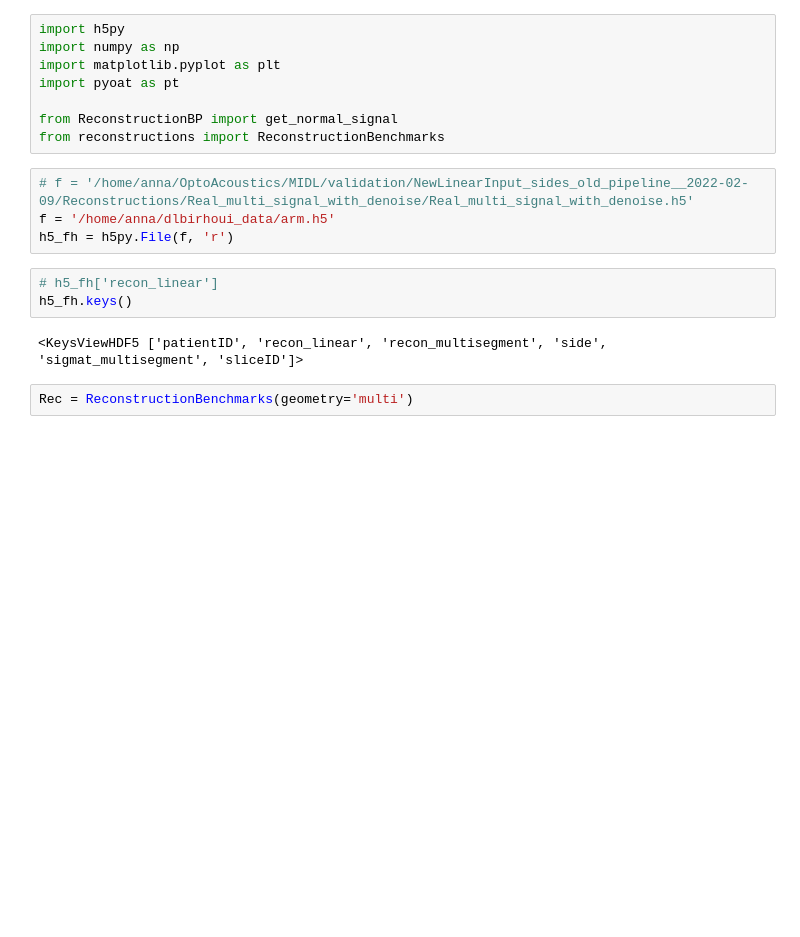
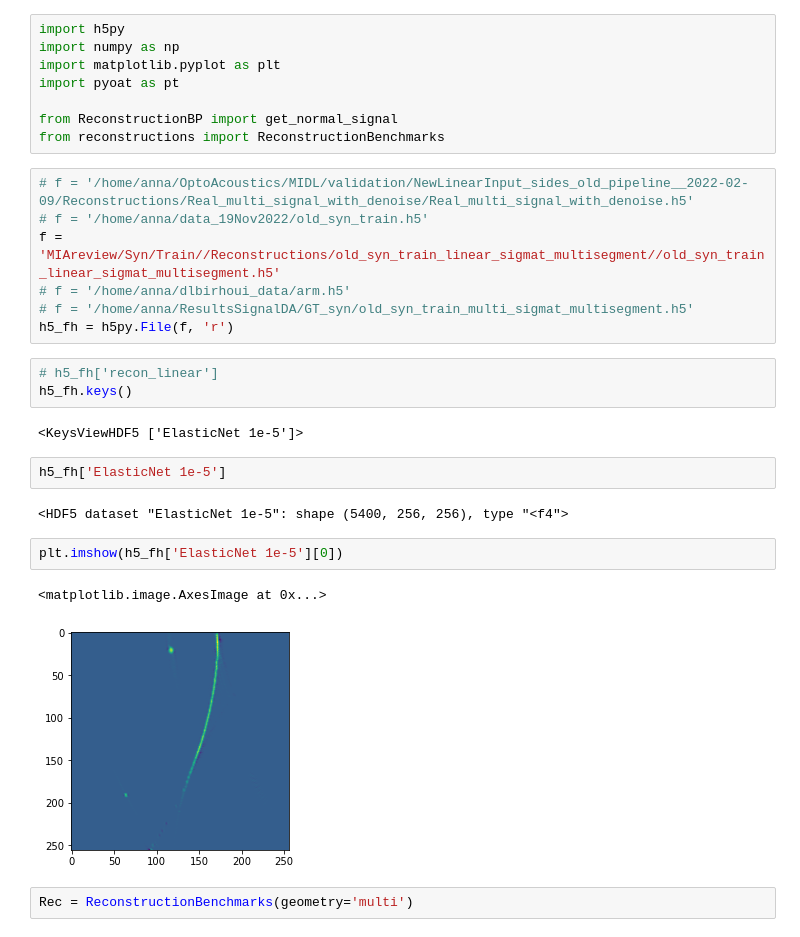
Before and after one commit to klanita/sigoat, a Jupyter notebook: explore-data.ipynb, the cells around one changed output. Drawn from its saved outputs; the diff is of its cells as text; blank space fills up the shorter version.

```diff
--- a/explore-data.ipynb
+++ b/explore-data.ipynb
@@ -11,13 +11,25 @@ from ReconstructionBP import get_normal_signal
 from reconstructions import ReconstructionBenchmarks
 # %%
 # f = '/home/anna/OptoAcoustics/MIDL/validation/NewLinearInput_sides_old_pipeline__2022-02-09/Reconstructions/Real_multi_signal_with_denoise/Real_multi_signal_with_denoise.h5'
-f = '/home/anna/dlbirhoui_data/arm.h5'
+# f = '/home/anna/data_19Nov2022/old_syn_train.h5'
+f = 'MIAreview/Syn/Train//Reconstructions/old_syn_train_linear_sigmat_multisegment//old_syn_train_linear_sigmat_multisegment.h5'
+# f = '/home/anna/dlbirhoui_data/arm.h5'
+# f = '/home/anna/ResultsSignalDA/GT_syn/old_syn_train_multi_sigmat_multisegment.h5'
 h5_fh = h5py.File(f, 'r')
 # %%
 # h5_fh['recon_linear']
 h5_fh.keys()
 # %% [output]
-<KeysViewHDF5 ['patientID', 'recon_linear', 'recon_multisegment', 'side', 'sigmat_multisegment', 'sliceID']>
+<KeysViewHDF5 ['ElasticNet 1e-5']>
+# %%
+h5_fh['ElasticNet 1e-5']
+# %% [output]
+<HDF5 dataset "ElasticNet 1e-5": shape (5400, 256, 256), type "<f4">
+# %%
+plt.imshow(h5_fh['ElasticNet 1e-5'][0])
+# %% [output]
+<matplotlib.image.AxesImage at 0x...>
+[figure, added]
 # %%
 Rec = ReconstructionBenchmarks(geometry='multi')
 # %%
```
Also changed, not shown: 4 other files.
